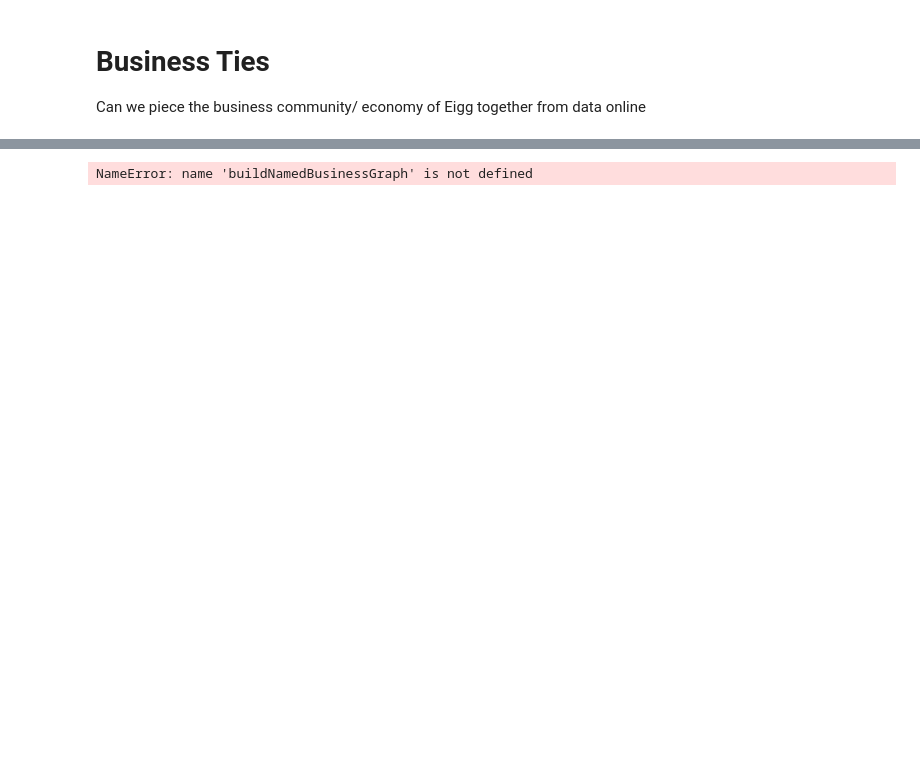
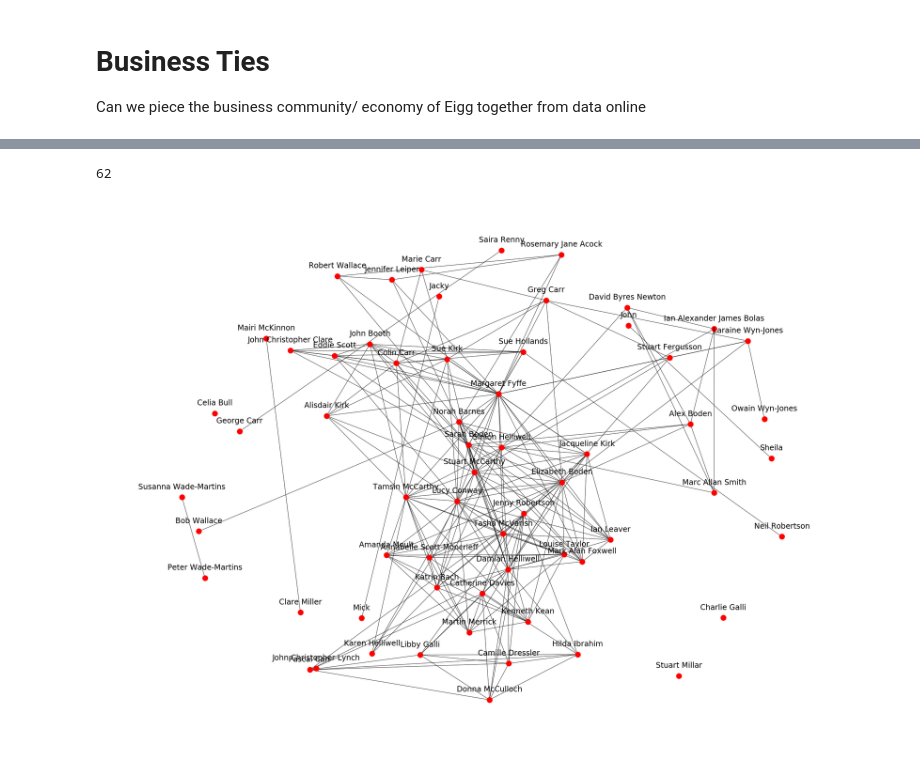
Before and after one commit to Daniel-Davies/DissertationCode, a Jupyter notebook: Eigg/BusinessAnalysis/BusinessTies.ipynb, the cells around one changed output, grey strips where cells are left out. Cells and saved outputs as stored; diff of their text form; code cells hidden in the pictures; blank space fills up the shorter version.

```diff
--- a/Eigg/BusinessAnalysis/BusinessTies.ipynb
+++ b/Eigg/BusinessAnalysis/BusinessTies.ipynb
@@ -84,7 +85,7 @@ def buildNamedBusinessGraph(inferred=False):
     if inferred:
         data = inferredNamesGraph()
 
-    data = customByBusiness()
+    #data = customByBusiness()
 
     names = data.keys()
     for k,i in enumerate(names): G.add_node(i)
@@ -139,23 +140,24 @@ def saveComplexPoliticalAttributes(G,dataDict):
     np.savetxt('privateNetAttrLabels.txt', labelsInOrder, '%s')
     np.savetxt('privateNetAttrAttributes.txt', attributesInOrder, "%s")
 
-def saveGraphToFile(G, filename="noElectrics.txt"):
+def saveGraphToFile(G, filename="testing.txt"):
     file_ = nx.to_numpy_matrix(G)
     labelsInOrder = list(G.nodes())
-    np.savetxt('noElectricsLabs.txt', labelsInOrder, '%s')
+    np.savetxt('testingLabs.txt', labelsInOrder, '%s')
     np.savetxt(filename,file_, "%d")
 # %%
 G, labels= buildNamedBusinessGraph()
 print(len(G.degree))
 pos=nx.spring_layout(G,k=1)
 #nx.draw_networkx_labels(G,pos,labels,font_size=16)
-nx.draw(G,pos)
+nx.draw(G,pos,color=None)
 saveGraphToFile(G)
 for label in pos:
     x,y = pos[label]
     plt.text(x,y+0.035,s=label,horizontalalignment='center',fontsize=24)
 # %% [output]
-NameError: name 'buildNamedBusinessGraph' is not defined
+62
+[figure, added]
 # %%
 G, labels= buildBusinessGraph()
 print(G.nodes())
```
Also changed, not shown: parts of 2 cells of this notebook, 19 other files.
